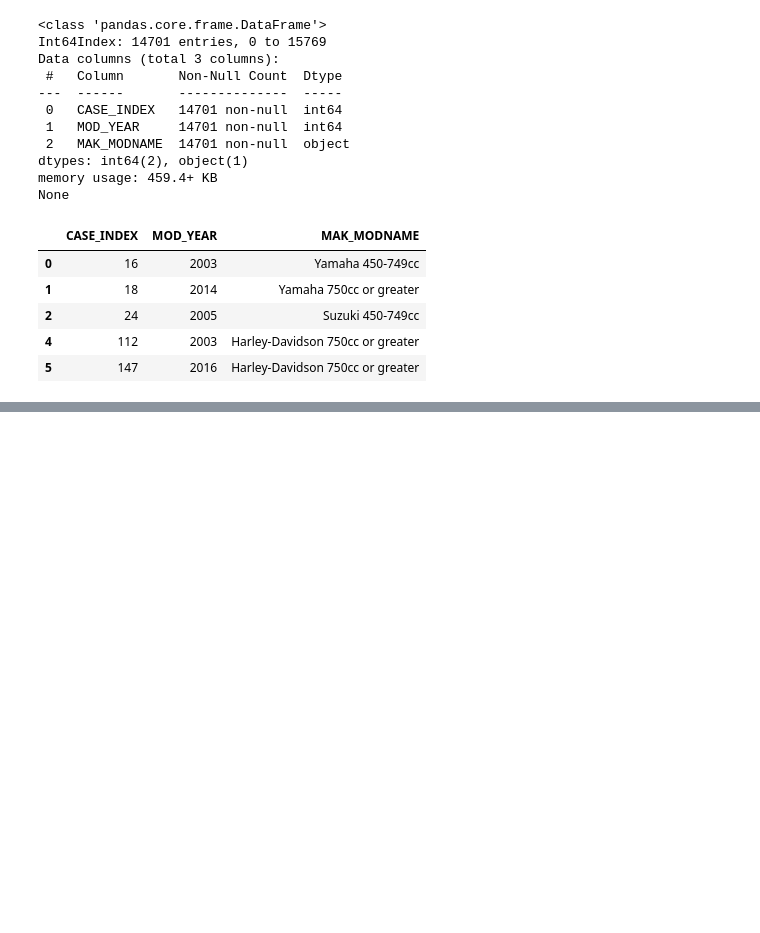
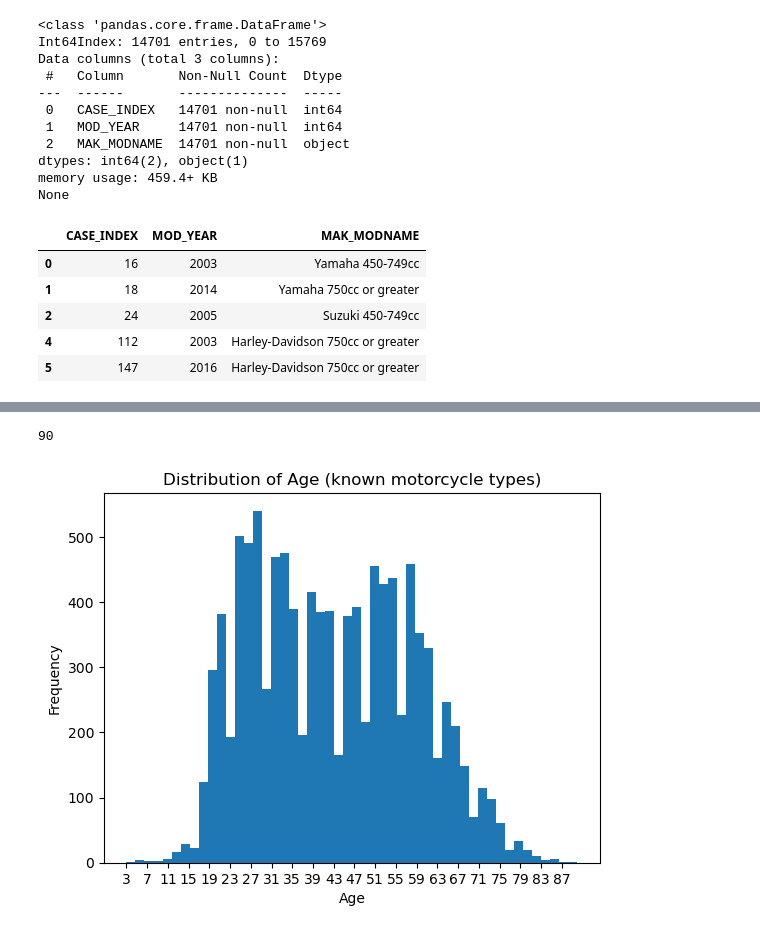
Before and after one commit to Saatvik1/Why-You-Should-Ride, a Jupyter notebook: Crash Data Cleaning.ipynb, the cells around one changed output, grey strips where cells are left out. Drawn from its saved outputs; the diff is of its cells as text; code cells hidden in the pictures; blank space fills up the shorter version.

```diff
--- a/Crash Data Cleaning.ipynb
+++ b/Crash Data Cleaning.ipynb
@@ -2044,0 +2340,14 @@ None
+# %%
+age_list = person['AGE'].replace(range(900,1000),person['AGE'].median())
+print(age_list.max())
+plt.hist(age_list, bins=50)
+plt.xlabel('Age')
+plt.ylabel('Frequency')
+plt.title('Distribution of Age (known motorcycle types)')
+ticks = np.arange(age_list.min(), age_list.max(), step=4)
+plt.xticks(ticks)
+
+plt.show()
+# %% [output]
+90
+[figure, added]
```
Also changed, not shown: parts of 52 cells of this notebook.
